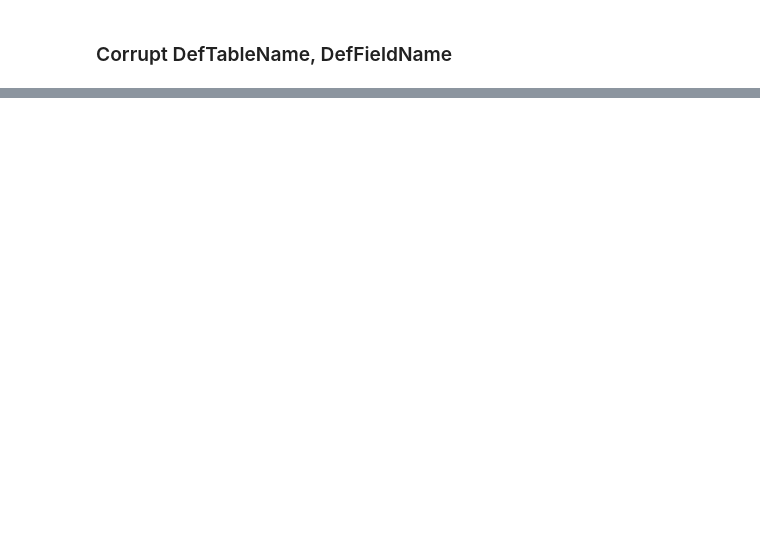
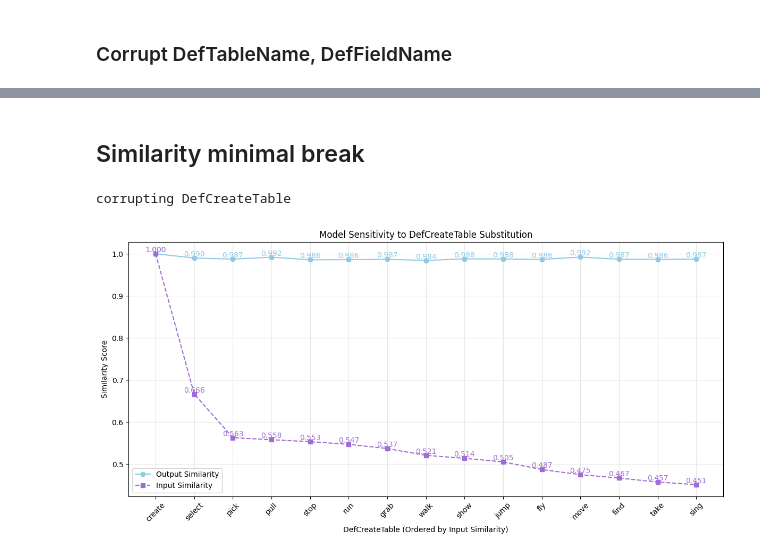
Before and after one commit to withmartian/TinySQL, a Jupyter notebook: notebooks/BM1_CS1_Investigation.ipynb, the cells around one changed output, grey strips where cells are left out. Saved outputs shown, nothing was run; the diff lists cells and outputs as text; code cells hidden in the pictures; blank space fills up the shorter version.

```diff
--- a/notebooks/BM1_CS1_Investigation.ipynb
+++ b/notebooks/BM1_CS1_Investigation.ipynb
@@ -19,11 +28,19 @@ Requirement already satisfied: wheel in /usr/local/lib/python3.10/dist-packages
 # %%
 import torch
 from transformers import AutoTokenizer, AutoModelForCausalLM
-from TinySQL.load_data.load_model import load_sql_interp_model
+from TinySQL.load_data.load_model import load_tinysql_model
+
 device = torch.device('cuda')
 
-tokenizer_sql, model_sql = load_sql_interp_model( model_num=1, cs_num=1, use_flash_attention=False)
-#model_sql = model_sql.to(device)
+tokenizer_sql = AutoTokenizer.from_pretrained('withmartian/sql_interp_bm1_cs1_experiment_1.8')
+tokenizer_sql.pad_token = tokenizer_sql.eos_token
+
+model_sql = AutoModelForCausalLM.from_pretrained(
+    'withmartian/sql_interp_bm1_cs1_experiment_1.8',
+    pad_token_id=tokenizer_sql.eos_token_id
+)
+model_sql.config.pad_token_id = tokenizer_sql.pad_token_id
+model_sql.to(device)
 # %% [markdown]
 ## BM1 CS1: **DefCreateTable**, **EngFieldStart**, **EngFieldSeparator**, **DefFieldSeparator** features
 # %%
@@ -817,0 +1111,13 @@ base_output_rd
+# %%
+import torch
+from transformers import AutoTokenizer, AutoModelForCausalLM
+from TinySQL.load_data.load_model import load_tinysql_model
+
+tokenizer_cs2 = AutoTokenizer.from_pretrained('withmartian/sql_interp_bm1_cs2_experiment_2.8')
+
+model_cs2 = AutoModelForCausalLM.from_pretrained(
+    'withmartian/sql_interp_bm1_cs2_experiment_2.8',
+    pad_token_id=tokenizer_cs2.pad_token_id
+)
+model_cs2.config.pad_token_id = tokenizer_cs2.pad_token_id
+model_cs2.to('cuda')
@@ -817,0 +1142,13 @@ base_output_rd
+# %% [markdown]
+## Similarity minimal break
+# %%
+tester = SimpleSimilarityTester(
+    generate_fn=generate_wrapper,
+    model=model_cs2,
+    tokenizer=tokenizer_cs2,
+    corruption="DefCreateTable"
+)
+results = tester.test_breakdown()
+# %% [output]
+corrupting DefCreateTable
+[figure, added]
```
Also changed, not shown: parts of 93 cells of this notebook, 1 other file.
